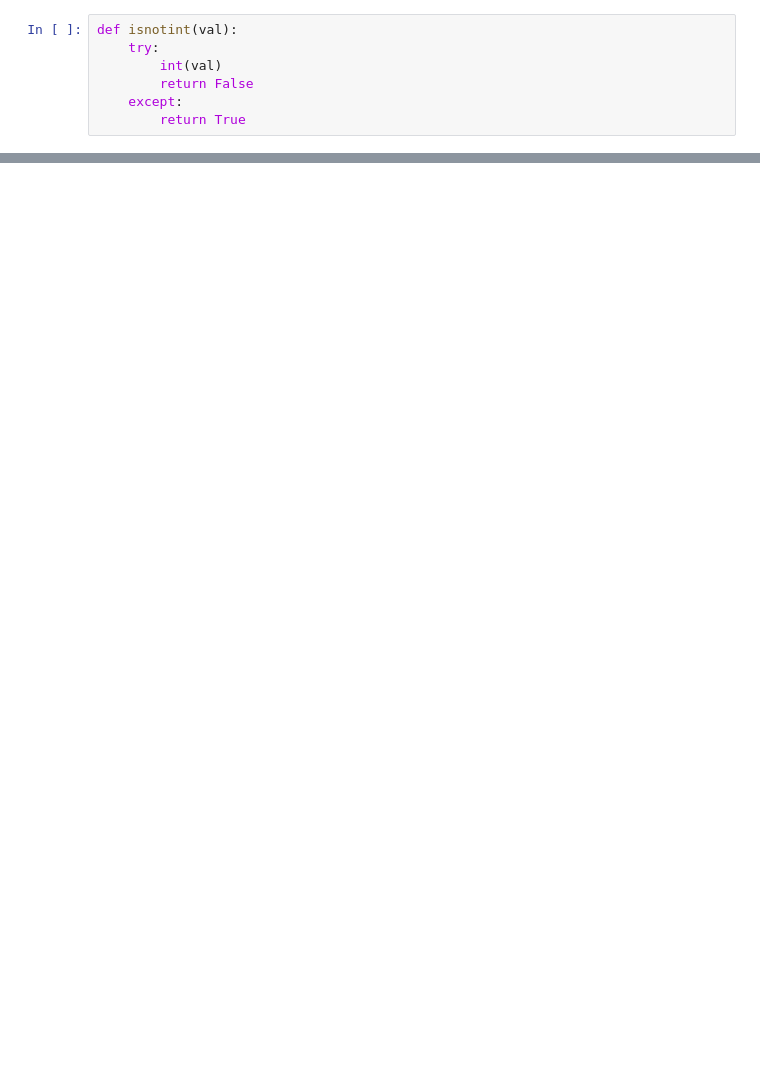
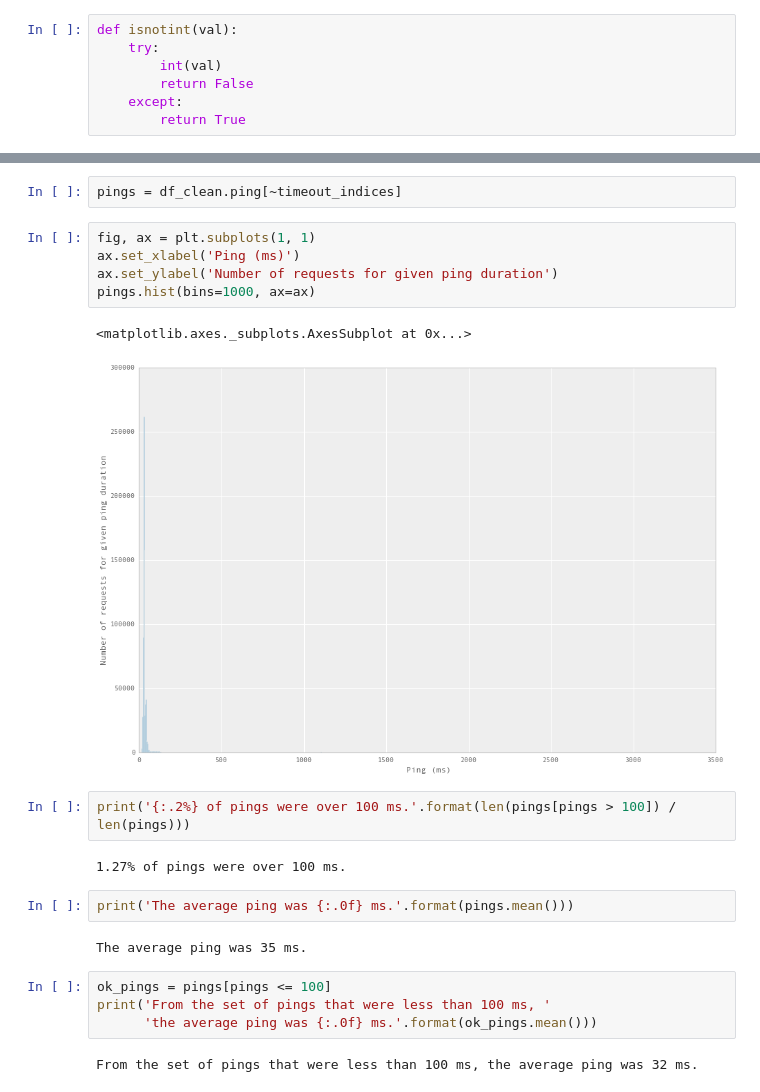
Before and after one commit to logston/IPython-Notebooks, a Jupyter notebook: ping-test/ping-test.ipynb, the cells around one changed output, grey strips where cells are left out. Cells and saved outputs as stored; diff of their text form; blank space fills up the shorter version.

```diff
--- a/ping-test/ping-test.ipynb
+++ b/ping-test/ping-test.ipynb
@@ -50,0 +84,24 @@ frame.plot()
+# %%
+pings = df_clean.ping[~timeout_indices]
+# %%
+fig, ax = plt.subplots(1, 1)
+ax.set_xlabel('Ping (ms)')
+ax.set_ylabel('Number of requests for given ping duration')
+pings.hist(bins=1000, ax=ax)
+# %% [output]
+<matplotlib.axes._subplots.AxesSubplot at 0x...>
+[figure, added]
+# %%
+print('{:.2%} of pings were over 100 ms.'.format(len(pings[pings > 100]) / len(pings)))
+# %% [output]
+1.27% of pings were over 100 ms.
+# %%
+print('The average ping was {:.0f} ms.'.format(pings.mean()))
+# %% [output]
+The average ping was 35 ms.
+# %%
+ok_pings = pings[pings <= 100]
+print('From the set of pings that were less than 100 ms, '
+      'the average ping was {:.0f} ms.'.format(ok_pings.mean()))
+# %% [output]
+From the set of pings that were less than 100 ms, the average ping was 32 ms.
```
Also changed, not shown: parts of 20 cells of this notebook.
